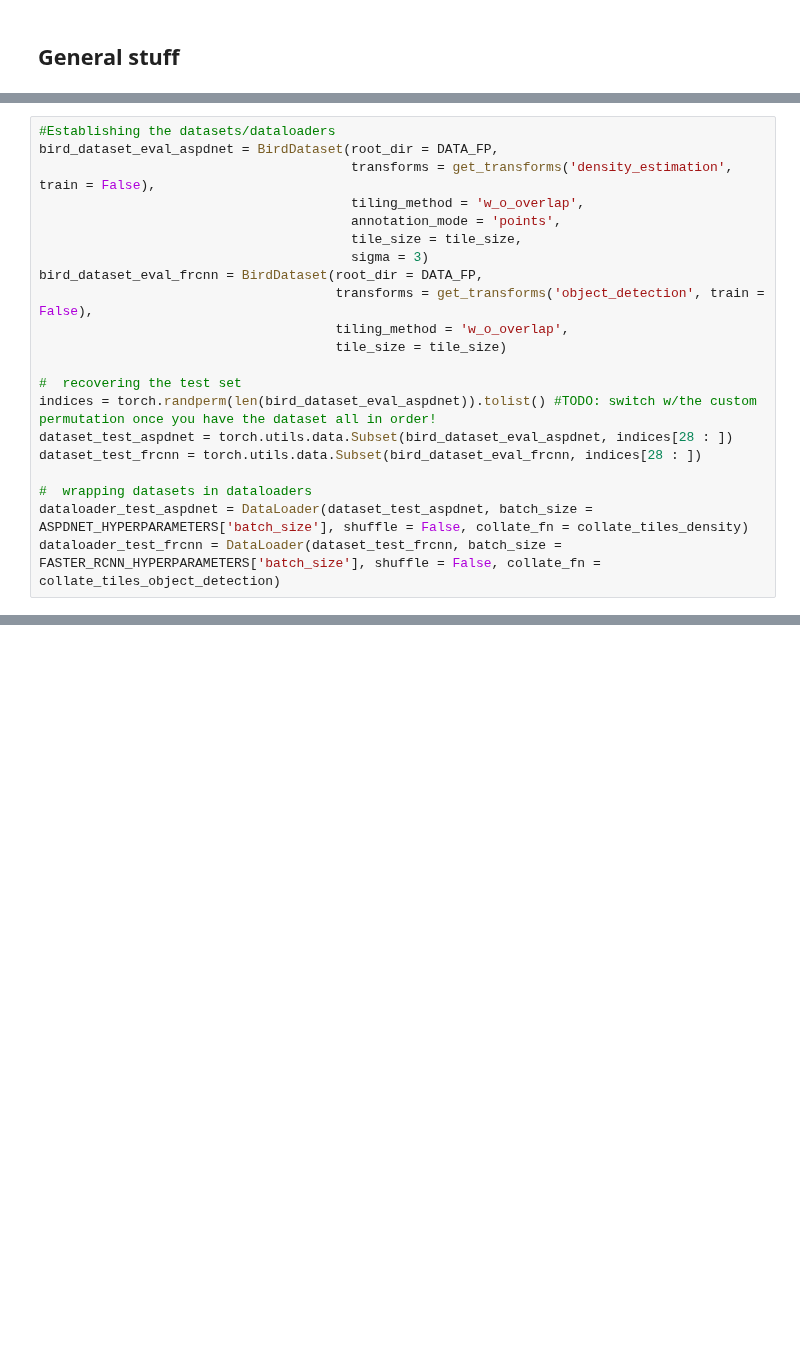
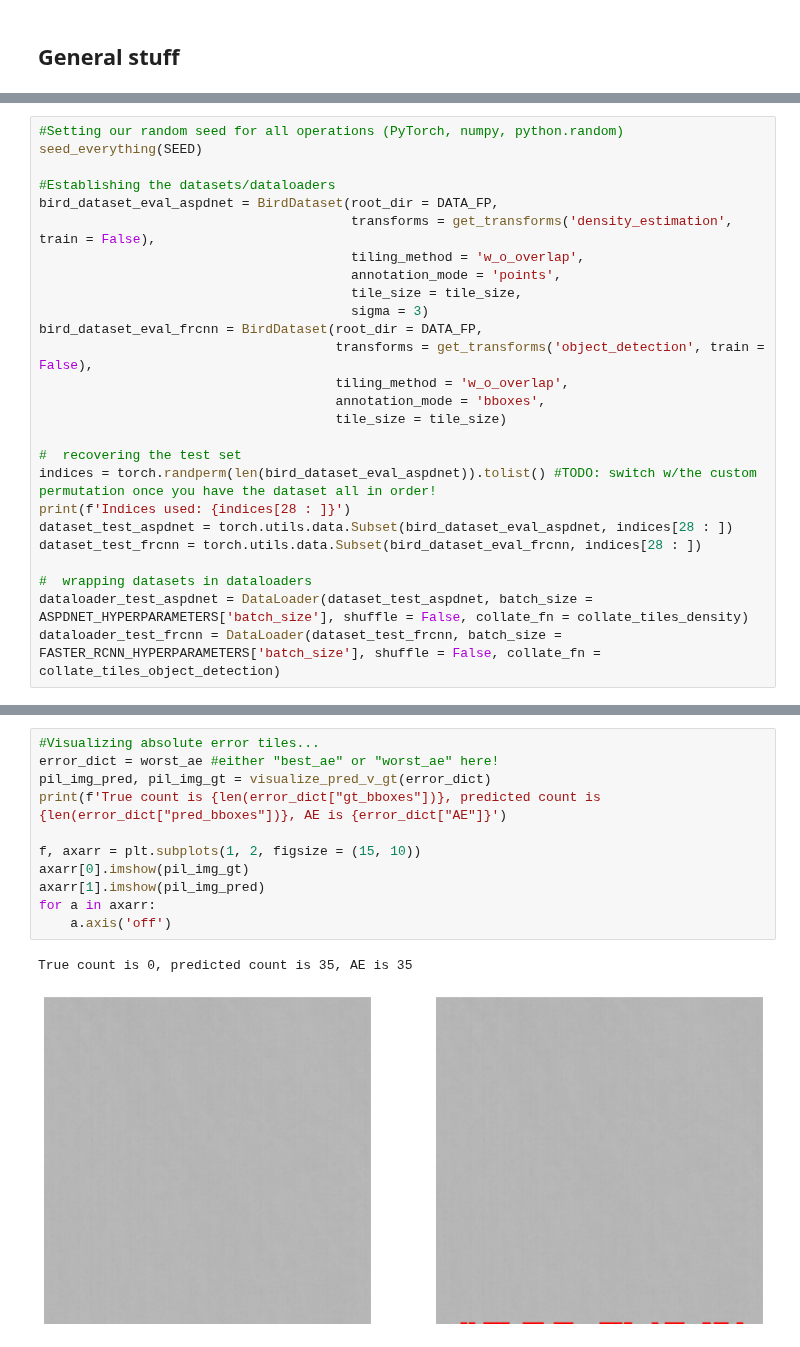
Before and after one commit to emiliolr/counting-cranes, a Jupyter notebook: analyses/qualitative_analyses.ipynb, the cells around one changed output, grey strips where cells are left out. Cells and saved outputs as stored; diff of their text form; blank space fills up the shorter version.

```diff
--- a/analyses/qualitative_analyses.ipynb
+++ b/analyses/qualitative_analyses.ipynb
@@ -76,4 +73,7 @@ Global seed set to 1693
 # %%
+#Setting our random seed for all operations (PyTorch, numpy, python.random)
+seed_everything(SEED)
+
 #Establishing the datasets/dataloaders
 bird_dataset_eval_aspdnet = BirdDataset(root_dir = DATA_FP,
                                         transforms = get_transforms('density_estimation', train = False),
@@ -84,10 +84,12 @@ bird_dataset_eval_aspdnet = BirdDataset(root_dir = DATA_FP,
 bird_dataset_eval_frcnn = BirdDataset(root_dir = DATA_FP,
                                       transforms = get_transforms('object_detection', train = False),
                                       tiling_method = 'w_o_overlap',
+                                      annotation_mode = 'bboxes',
                                       tile_size = tile_size)
 
 #  recovering the test set
 indices = torch.randperm(len(bird_dataset_eval_aspdnet)).tolist() #TODO: switch w/the custom permutation once you have the dataset all in order!
+print(f'Indices used: {indices[28 : ]}')
 dataset_test_aspdnet = torch.utils.data.Subset(bird_dataset_eval_aspdnet, indices[28 : ])
 dataset_test_frcnn = torch.utils.data.Subset(bird_dataset_eval_frcnn, indices[28 : ])
 
@@ -134,0 +192,14 @@ for i, (tiles, targets, img_fps, annot_fps) in enumerate(dataloader_test_frcnn):
+# %%
+#Visualizing absolute error tiles...
+error_dict = worst_ae #either "best_ae" or "worst_ae" here!
+pil_img_pred, pil_img_gt = visualize_pred_v_gt(error_dict)
+print(f'True count is {len(error_dict["gt_bboxes"])}, predicted count is {len(error_dict["pred_bboxes"])}, AE is {error_dict["AE"]}')
+
+f, axarr = plt.subplots(1, 2, figsize = (15, 10))
+axarr[0].imshow(pil_img_gt)
+axarr[1].imshow(pil_img_pred)
+for a in axarr:
+    a.axis('off')
+# %% [output]
+True count is 0, predicted count is 35, AE is 35
+[figure, added]
```
Also changed, not shown: parts of 24 cells of this notebook, 2 other files.
